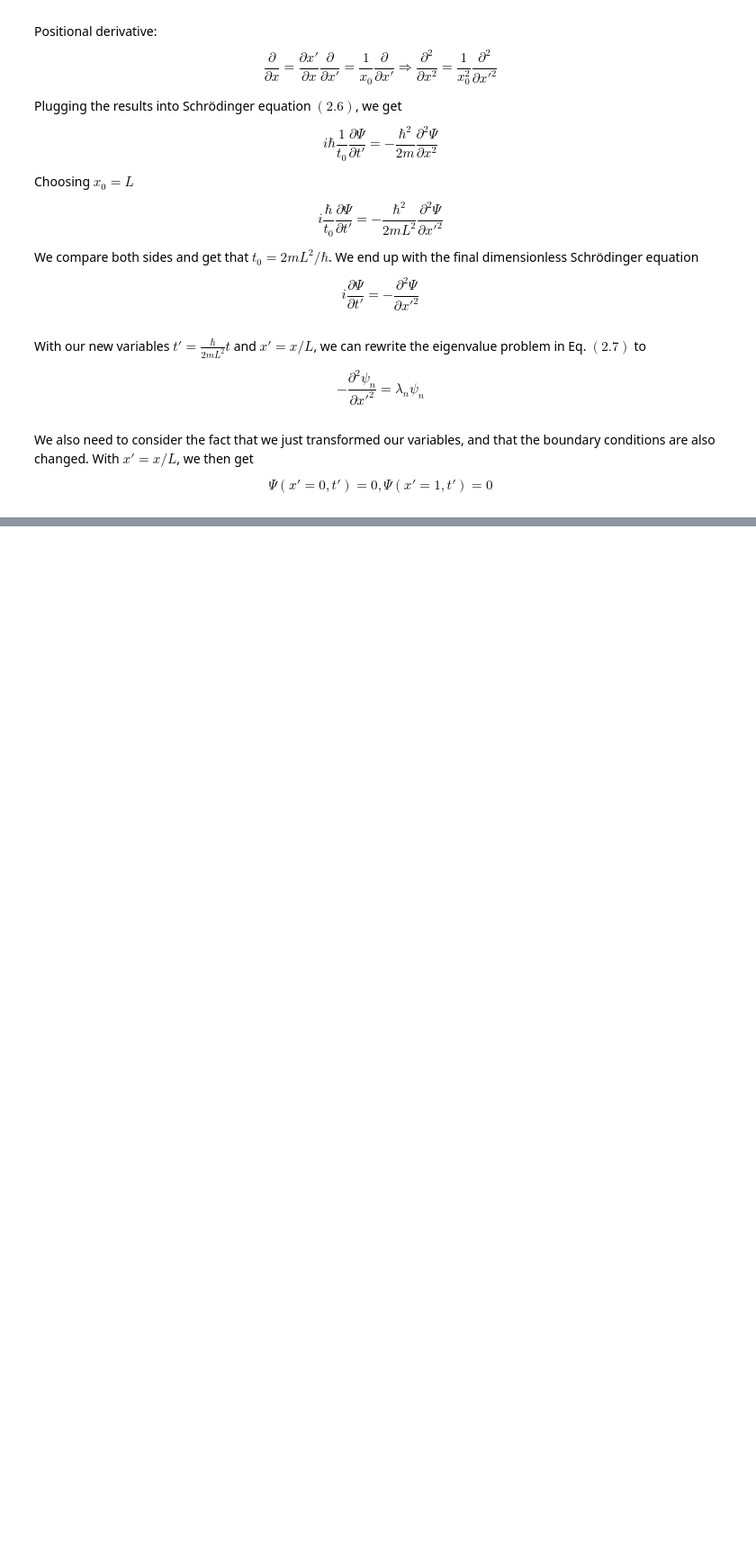
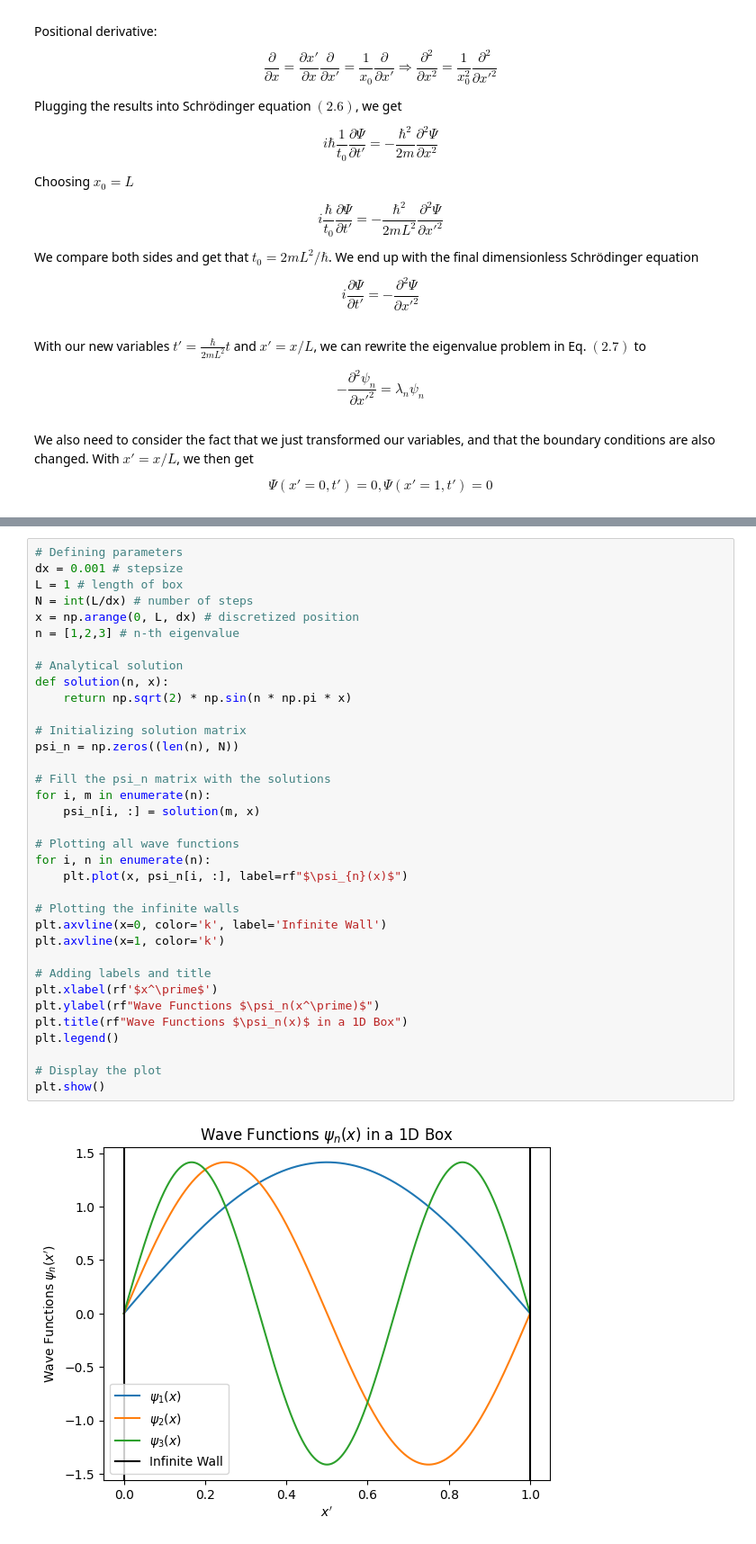
Before and after one commit to davidomanovic/ComputationalPhysics-Projects, a Jupyter notebook: Quantum Mechanics/The World of Quantum Mechanics.ipynb, the cells around one changed output, grey strips where cells are left out. Shown at 90% size. Cells and saved outputs as stored; diff of their text form; blank space fills up the shorter version.

Commit message:
Plotting n-th wave function

```diff
--- a/Quantum Mechanics/The World of Quantum Mechanics.ipynb
+++ b/Quantum Mechanics/The World of Quantum Mechanics.ipynb
@@ -118,0 +137,37 @@ $$
+# %%
+# Defining parameters
+dx = 0.001 # stepsize
+L = 1 # length of box
+N = int(L/dx) # number of steps
+x = np.arange(0, L, dx) # discretized position
+n = [1,2,3] # n-th eigenvalue
+
+# Analytical solution
+def solution(n, x):
+    return np.sqrt(2) * np.sin(n * np.pi * x)
+
+# Initializing solution matrix
+psi_n = np.zeros((len(n), N))
+
+# Fill the psi_n matrix with the solutions
+for i, m in enumerate(n):
+    psi_n[i, :] = solution(m, x)
+
+# Plotting all wave functions
+for i, n in enumerate(n):
+    plt.plot(x, psi_n[i, :], label=rf"$\psi_{n}(x)$")
+
+# Plotting the infinite walls
+plt.axvline(x=0, color='k', label='Infinite Wall')
+plt.axvline(x=1, color='k')
+
+# Adding labels and title
+plt.xlabel(rf'$x^\prime$')
+plt.ylabel(rf"Wave Functions $\psi_n(x^\prime)$")
+plt.title(rf"Wave Functions $\psi_n(x)$ in a 1D Box")
+plt.legend()
+
+# Display the plot
+plt.show()
+# %% [output]
+[figure, added]
```
Also changed, not shown: parts of 4 cells of this notebook.
